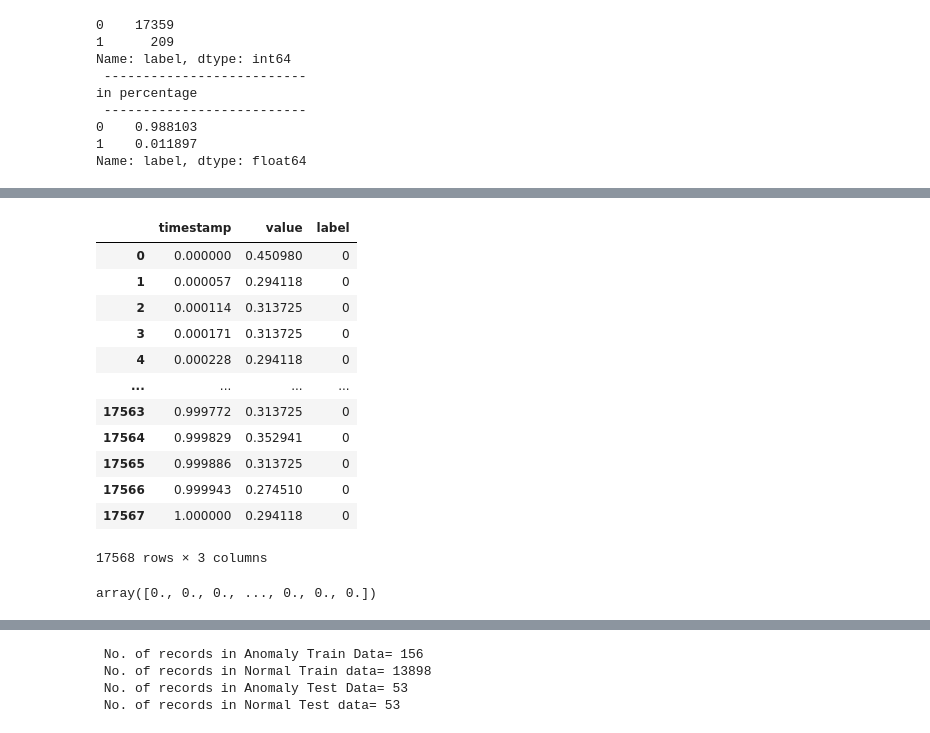
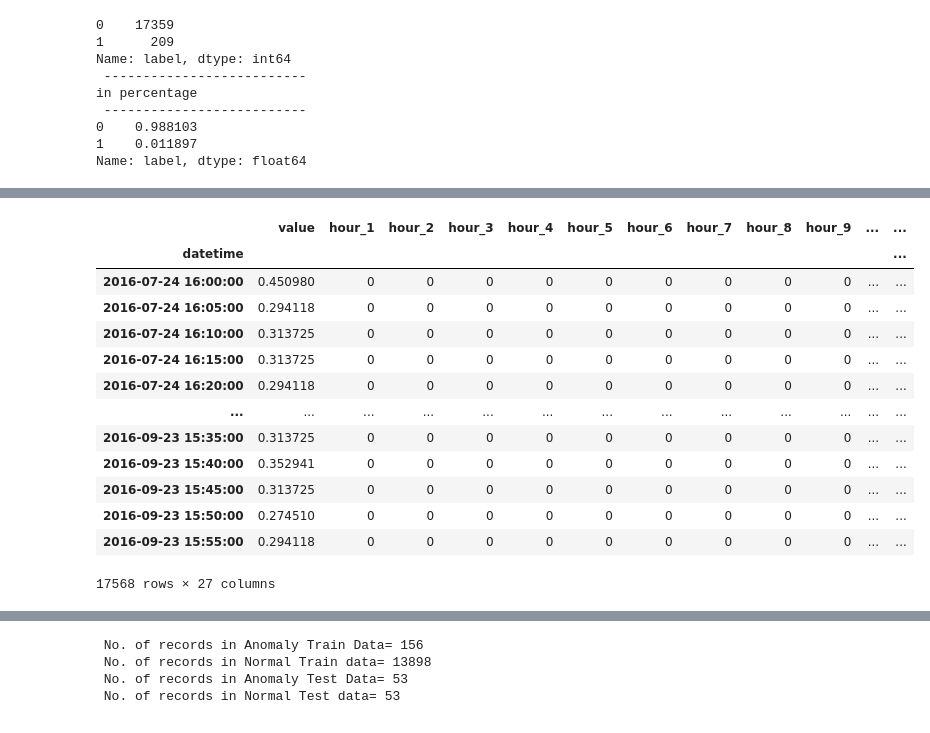
Before and after one commit to ChetanaRajabhoj/kagglex-project, a Jupyter notebook: notebooks/4.0-cr-model-1-autoencoder.ipynb, the cells around one changed output, grey strips where cells are left out. Drawn from its saved outputs; the diff is of its cells as text; code cells hidden in the pictures.

```diff
--- a/notebooks/4.0-cr-model-1-autoencoder.ipynb
+++ b/notebooks/4.0-cr-model-1-autoencoder.ipynb
@@ -62,0 +41,7 @@ raw_data
+# %%
+columnlist = [ 'datetime','value',
+               'hour_1', 'hour_2', 'hour_3', 'hour_4','hour_5', 'hour_6', 'hour_7', 'hour_8', 'hour_9', 'hour_10',
+               'hour_11','hour_12', 'hour_13', 'hour_14', 'hour_15', 'hour_16', 'hour_17','hour_18', 'hour_19', 'hour_20',
+               'hour_21', 'hour_22', 'hour_23', 'hour_sin', 'hour_cos', 'label']
+data = dfcpu[columnlist].copy().set_index('datetime')
+data
@@ -63,29 +63,19 @@ raw_data
 # %%
-# sc=StandardScaler()
-
 scaler = MinMaxScaler(feature_range=(0, 1))
-
-raw_data['timestamp'] = scaler.fit_transform(raw_data['timestamp'].values.reshape(-1, 1))
-raw_data['value'] = scaler.fit_transform(raw_data['value'].values.reshape(-1, 1))
-
-raw_data
+data['value'] = scaler.fit_transform(data['value'].values.reshape(-1, 1))
+data
 # %% [output]
-|  | timestamp | value | label |
-| 0 | 0.000000 | 0.450980 | 0 |
-| 1 | 0.000057 | 0.294118 | 0 |
-| 2 | 0.000114 | 0.313725 | 0 |
-| 3 | 0.000171 | 0.313725 | 0 |
-| 4 | 0.000228 | 0.294118 | 0 |
-| ... | ... | ... | ... |
-| 17563 | 0.999772 | 0.313725 | 0 |
-| 17564 | 0.999829 | 0.352941 | 0 |
-| 17565 | 0.999886 | 0.313725 | 0 |
-| 17566 | 0.999943 | 0.274510 | 0 |
-| 17567 | 1.000000 | 0.294118 | 0 |
+|  | value | hour_1 | hour_2 | hour_3 | hour_4 | hour_5 | hour_6 | hour_7 | hour_8 | hour_9 | ... | ... |
+| datetime |  |  |  |  |  |  |  |  |  |  |  | ... |
+| 2016-07-24 16:00:00 | 0.450980 | 0 | 0 | 0 | 0 | 0 | 0 | 0 | 0 | 0 | ... | ... |
+| 2016-07-24 16:05:00 | 0.294118 | 0 | 0 | 0 | 0 | 0 | 0 | 0 | 0 | 0 | ... | ... |
+| 2016-07-24 16:10:00 | 0.313725 | 0 | 0 | 0 | 0 | 0 | 0 | 0 | 0 | 0 | ... | ... |
+| 2016-07-24 16:15:00 | 0.313725 | 0 | 0 | 0 | 0 | 0 | 0 | 0 | 0 | 0 | ... | ... |
+| 2016-07-24 16:20:00 | 0.294118 | 0 | 0 | 0 | 0 | 0 | 0 | 0 | 0 | 0 | ... | ... |
+| ... | ... | ... | ... | ... | ... | ... | ... | ... | ... | ... | ... | ... |
+| 2016-09-23 15:35:00 | 0.313725 | 0 | 0 | 0 | 0 | 0 | 0 | 0 | 0 | 0 | ... | ... |
+| 2016-09-23 15:40:00 | 0.352941 | 0 | 0 | 0 | 0 | 0 | 0 | 0 | 0 | 0 | ... | ... |
+| 2016-09-23 15:45:00 | 0.313725 | 0 | 0 | 0 | 0 | 0 | 0 | 0 | 0 | 0 | ... | ... |
+| 2016-09-23 15:50:00 | 0.274510 | 0 | 0 | 0 | 0 | 0 | 0 | 0 | 0 | 0 | ... | ... |
+| 2016-09-23 15:55:00 | 0.294118 | 0 | 0 | 0 | 0 | 0 | 0 | 0 | 0 | 0 | ... | ... |
-17568 rows × 3 columns
+17568 rows × 27 columns
-# %%
-raw_data = raw_data.values
-labels = raw_data[:,-1]
-labels
-# %% [output]
-array([0., 0., 0., ..., 0., 0., 0.])
```
Also changed, not shown: parts of 18 cells of this notebook, 2 other files.
